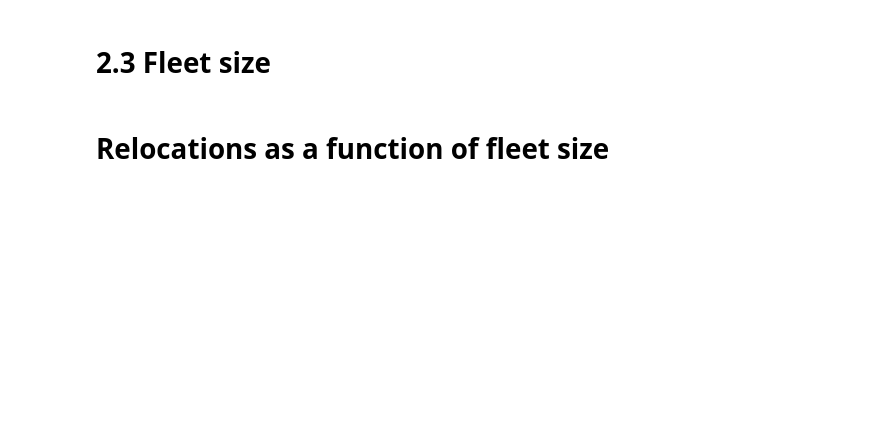
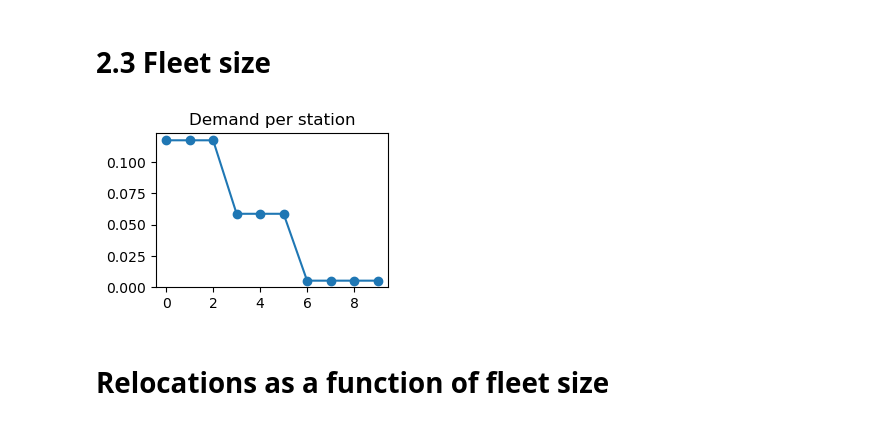
Before and after one commit to khakhalin/carsharing101, a Jupyter notebook: scripts/02relos_03fleetsize.ipynb, the cells around one changed output. Cells and saved outputs as stored; diff of their text form; code cells hidden in the pictures; blank space fills up the shorter version.

```diff
--- a/scripts/02relos_03fleetsize.ipynb
+++ b/scripts/02relos_03fleetsize.ipynb
@@ -7,2 +9,69 @@ import matplotlib.pyplot as plt
+# %%
+# Repeat the same configs as in the "optimal relo frequency" notebook
+
+def update_config(cfg):
+    # To interpret our data financially, renormalize them to typical daily values for real cities
+    # cfg.cm1_factor = 20*5/max(cfg.demand) # Assume 20 trips/day from the hottest zone, and 5 €/trip CM1
+    cfg.time_factor = 100/sum(cfg.demand)  # Let's insist on 100 rentals a day, to be able to directly compare different demand shapes
+    cfg.cm1_factor = 5  # CM1 contribution per trip, Eur
+    cfg.cm2_factor = 20  # CM2 cost of a car per day, Eur
+    cfg.relo_cost = 20  # Relo cost per trip
+    return cfg
+
+def get_config(scenario, **kwargs):
+    """Return a config of values as a SimpleNamespace."""
+    d = {}
+    d['n_stations'] = 10
+    d['n_cars'] = 15
+    d['relo_period'] = 50
+
+    d['n_steps_preparation'] = 20000 # For how many steps stats are NOT collected
+    d['n_steps_per_experiment'] = 5000
+    d['n_experiments'] = 100
+    d['start_condition'] = "uniform"
+
+    out = SimpleNamespace(**d)
+
+    # Now set any manual corrections, if any.
+    # Warning: as we're doing it here, all properties that are set afterwards are not settable via get_config(key=value) interface.
+    # It's not a good design, but also this is just a notebook, not a package.
+    for key, value in kwargs.items():
+        setattr(out, key, value)
+
+    # Calculate demand
+    if scenario == 'linear':
+        out.demand = np.arange(out.n_stations, 0, -1)
+    elif scenario == 'dropoff':
+        out.demand = np.array([1/(1 + i) for i in range(out.n_stations)])  # Drop-off
+    elif scenario == 'steps':
+        out.demand = np.zeros(out.n_stations)
+        n_steps = 3
+        n_within = out.n_stations // n_steps
+        for i in range(n_steps):
+            j = i*n_within
+            out.demand[j:min(j+n_within, out.n_stations)] = n_steps - i - 1
+    elif scenario == 'cosine':
+        out.demand = np.array([np.cos(i/(out.n_stations-1)*np.pi) + 1.2 for i in range(out.n_stations)])  # Hat
+
+    out.demand = out.demand / out.demand.sum()  # First take
+    out.demand = np.maximum(out.demand, 0.01)  # Sanitation
+    out.demand = out.demand / out.demand.sum() * 0.55  # Final take (the magic number makes the top demand close to 0.1)
+    # We need to keep these values low enough, for our binomial process to represent a Poisson process well enough.
+    # The actual scaling factor doesn't matter much for CM2 calculations, as we set the CM1 coefficient manually anyways (below)
+    # The only two things that matter here are that 1) the shape of the distribution is correct,
+    # 2) the values are small enough to resemble Poisson process
+
+    out = update_config(out)
+    return out
+
+# Practical test
+cfg = get_config('steps', n_stations=10)
+
+plt.figure(figsize=(3, 2)) # Visualize demand, to be sure
+plt.plot(cfg.demand, 'o-')
+plt.ylim(0, None)
+plt.title("Demand per station");
+# %% [output]
+[figure, added]
 # %% [markdown]
 # Relocations as a function of fleet size
```
Also changed, not shown: parts of 5 cells of this notebook, 8 other files.
